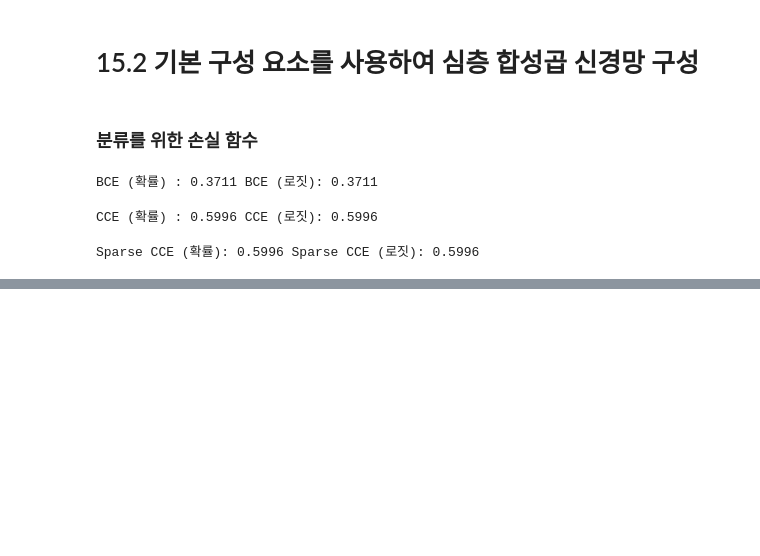
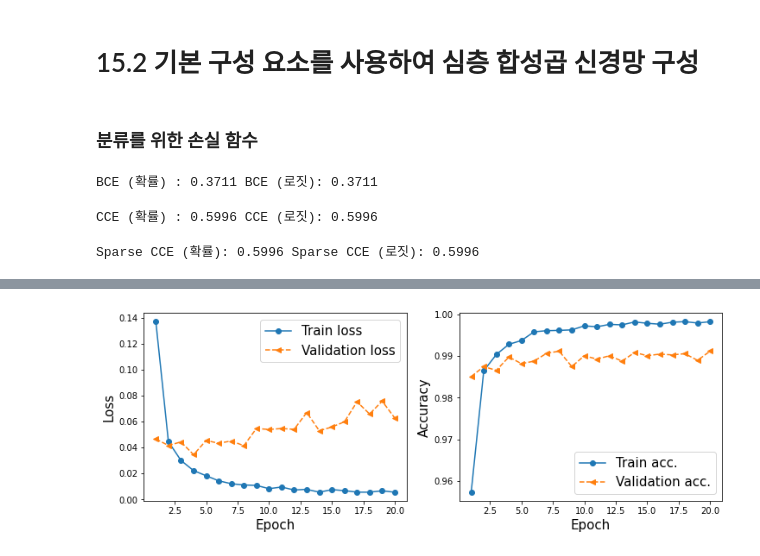
Before and after one commit to Soy0ungPark/study_mldl, a Jupyter notebook: 15_textbook.ipynb, the cells around one changed output, grey strips where cells are left out. Drawn from its saved outputs; the diff is of its cells as text; code cells hidden in the pictures; blank space fills up the shorter version.

```diff
--- a/15_textbook.ipynb
+++ b/15_textbook.ipynb
@@ -131,0 +189,21 @@ Sparse CCE (확률): 0.5996 Sparse CCE (로짓): 0.5996
+# %%
+model.add(tf.keras.layers. Dense(
+      units=1024, name='fc_1',
+      activation='relu'))
+model.add(tf.keras.layers.Dropout(
+    rate=0.5))
+model.add(tf.keras.layers.Dense(
+    units=10, name='fc_2',
+    activation='softmax')) #열개의 출력 유닛을 가진 마지막 완전 연결층
+    #소프트맥스 활성화 함수 사용
+# %%
+tf.random.set_seed(1)
+model.build(input_shape=(None, 28, 28, 1))
+model.compile(
+    optimizer=tf.keras.optimizers.Adam(),
+    loss=tf.keras.losses.SparseCategoricalCrossentropy(),
+    metrics=['accuracy'])
+# %%
+history = model.fit(mnist_train, epochs=NUM_EPOCHS,
+                    validation_data= mnist_valid,
+                    shuffle=True)
@@ -131,0 +228,25 @@ Sparse CCE (확률): 0.5996 Sparse CCE (로짓): 0.5996
+# %%
+## 학습곡선 그리기 ##
+
+import matplotlib.pyplot as plt
+import numpy as np
+
+hist = history.history
+
+x_arr = np.arange(len(hist['loss'])) + 1
+fig =plt.figure(figsize = (12, 4))
+ax = fig.add_subplot(1,2,1)
+ax.plot(x_arr, hist['loss'], '-o', label='Train loss')
+ax.plot(x_arr, hist['val_loss'], '--<', label='Validation loss')
+ax.set_xlabel('Epoch', size=15)
+ax.set_ylabel('Loss', size=15)
+ax.legend(fontsize=15)
+ax = fig.add_subplot(1, 2, 2)
+ax.plot(x_arr, hist['accuracy'], '-o', label='Train acc.')
+ax.plot(x_arr, hist['val_accuracy'], '--<', label='Validation acc.')
+ax.legend(fontsize=15)
+ax.set_xlabel('Epoch', size=15)
+ax.set_ylabel('Accuracy', size=15)
+plt.show()
+# %% [output]
+[figure, added]
```
Also changed, not shown: parts of 29 cells of this notebook.
